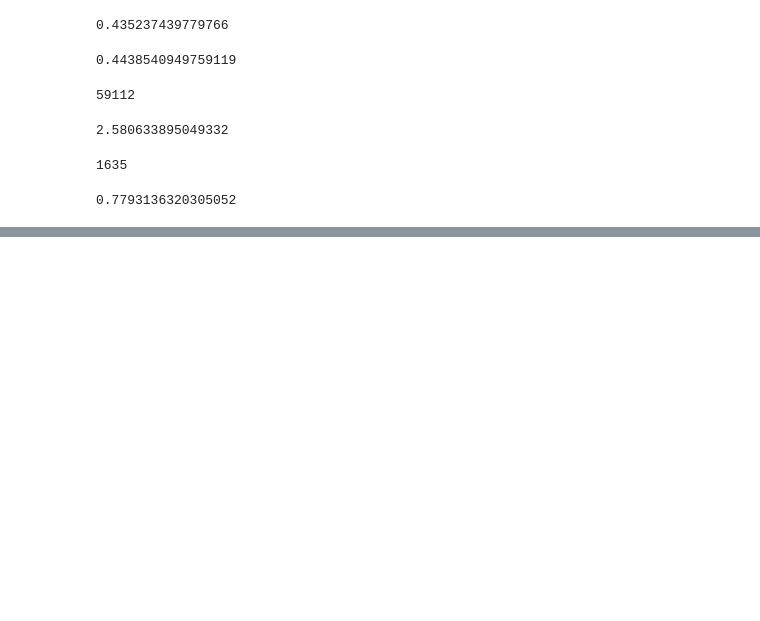
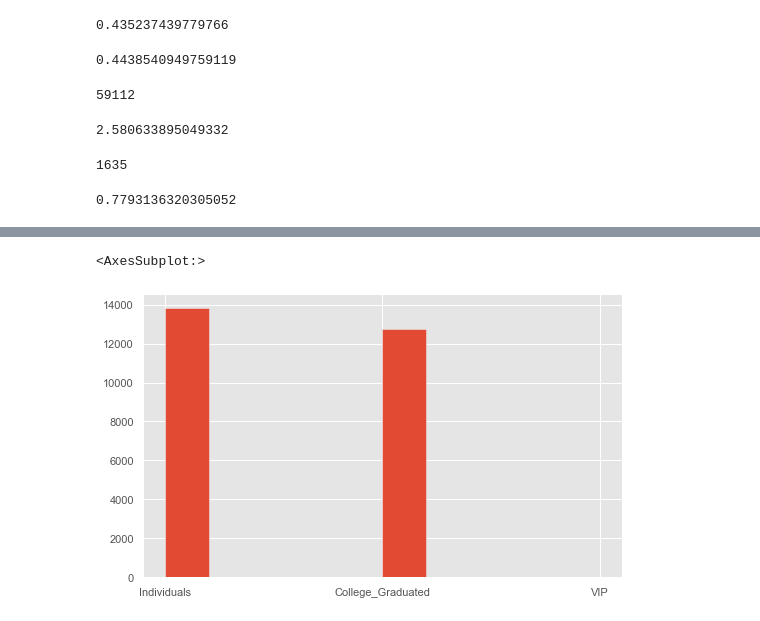
Before and after one commit to srikarnikhil/cutomer_retention_analysis, a Jupyter notebook: customer_retention_analysis.ipynb, the cells around one changed output, grey strips where cells are left out. Cells and saved outputs as stored; diff of their text form; code cells hidden in the pictures; blank space fills up the shorter version.

```diff
--- a/customer_retention_analysis.ipynb
+++ b/customer_retention_analysis.ipynb
@@ -463,0 +512,5 @@ people_active_at_start_inactive_at_end_products/people_active_at_start_inactive_
+# %%
+people_inactive_at_start_and_end['segment'].hist()
+# %% [output]
+<AxesSubplot:>
+[figure, added]
```
Also changed, not shown: parts of 21 cells of this notebook.
